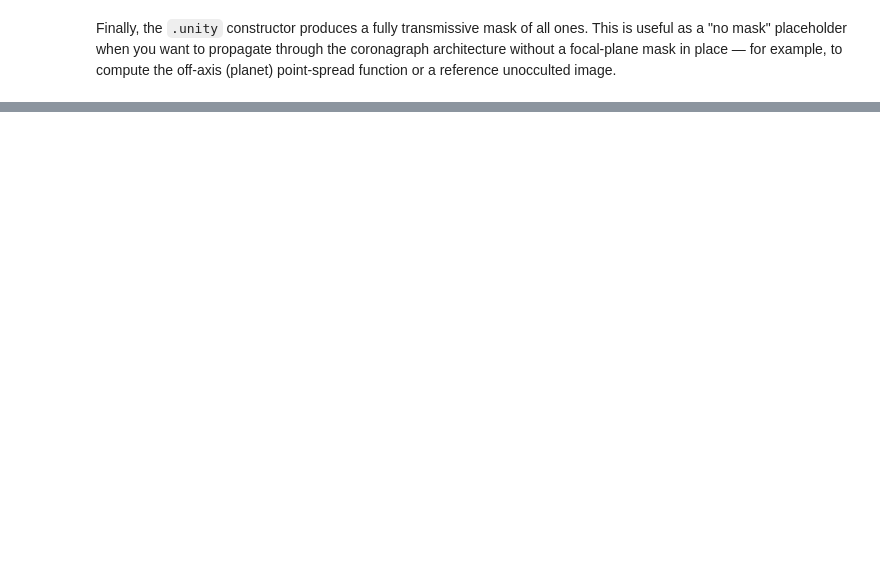
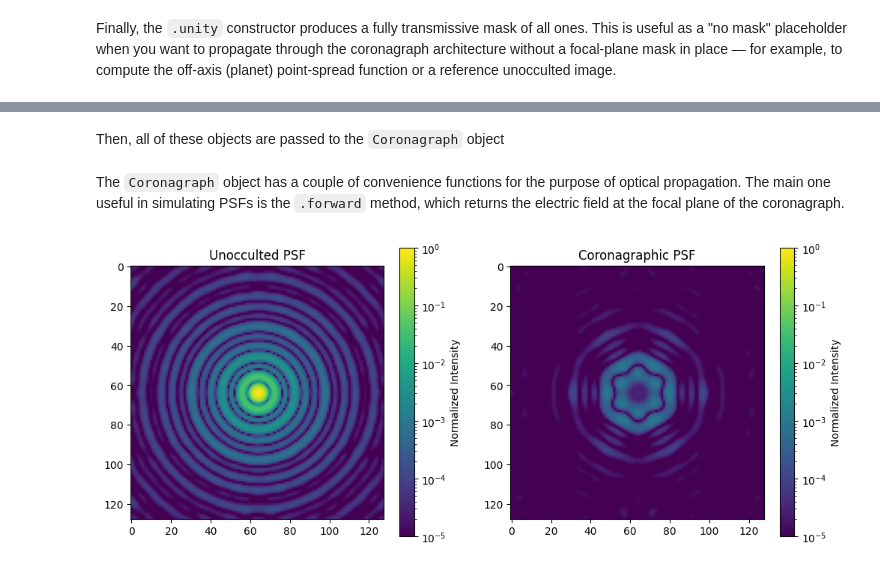
Before and after one commit to Jashcraf/dygdug, a Jupyter notebook: docs/source/tutorials/YourFirstDiffractionModel.ipynb, the cells around one changed output, grey strips where cells are left out. Saved outputs shown, nothing was run; the diff lists cells and outputs as text; code cells hidden in the pictures; blank space fills up the shorter version.

Commit message:
Coronagraph PSF simulation

```diff
--- a/docs/source/tutorials/YourFirstDiffractionModel.ipynb
+++ b/docs/source/tutorials/YourFirstDiffractionModel.ipynb
@@ -123,0 +185,28 @@ plt.show()
+# %% [markdown]
+Then, all of these objects are passed to the `Coronagraph` object
+# %%
+coro = Coronagraph(pupil=pupil, fpm=fpm, lyot_stop=lyot, executor=executor)
+# %% [markdown]
+The `Coronagraph` object has a couple of convenience functions for the purpose of optical propagation. The main one useful in simulating PSFs is the `.forward` method, which returns the electric field at the focal plane of the coronagraph.
+# %%
+import numpy as np
+from matplotlib.colors import LogNorm
+
+efield = coro.forward(wvl=wvl)
+ref_efield = coro.forward(wvl=wvl, include_fpm=False)
+focal_intensity = np.abs(efield) ** 2
+ref_intensity = np.abs(ref_efield) ** 2
+contrast_norm = ref_intensity.max()
+
+plt.figure(figsize=[12, 5])
+plt.subplot(121)
+plt.title("Unocculted PSF")
+plt.imshow(ref_intensity / contrast_norm, norm=LogNorm(vmax=1, vmin=1e-5))
+plt.colorbar(label="Normalized Intensity")
+plt.subplot(122)
+plt.title("Coronagraphic PSF")
+plt.imshow(focal_intensity / contrast_norm, norm=LogNorm(vmax=1, vmin=1e-5))
+plt.colorbar(label="Normalized Intensity")
+plt.show()
+# %% [output]
+[figure, added]
```
Also changed, not shown: parts of 5 cells of this notebook.
